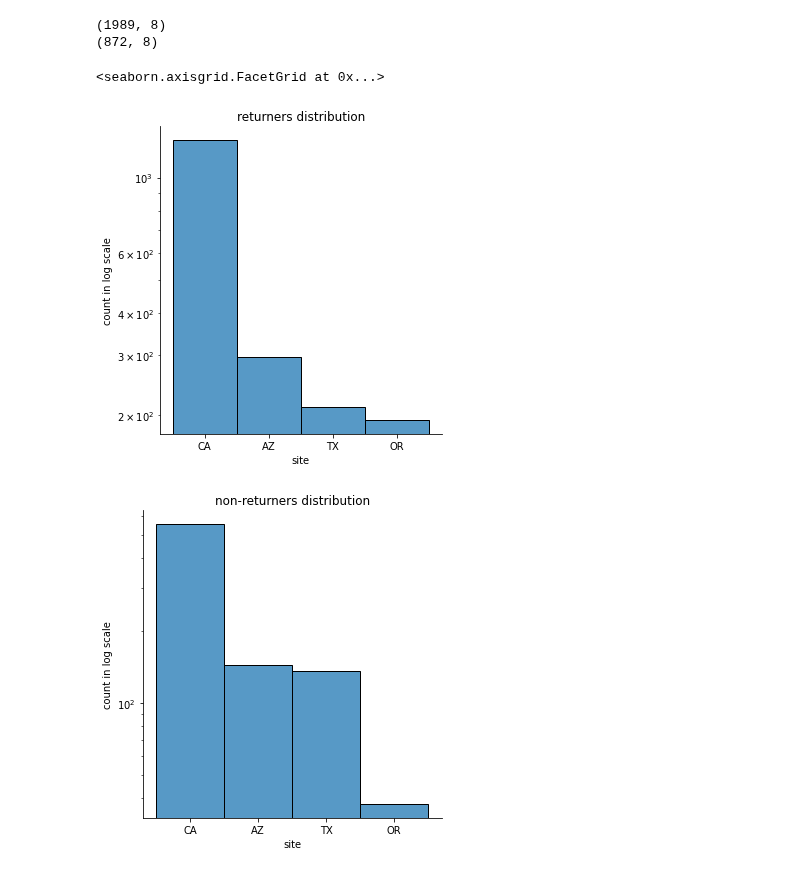
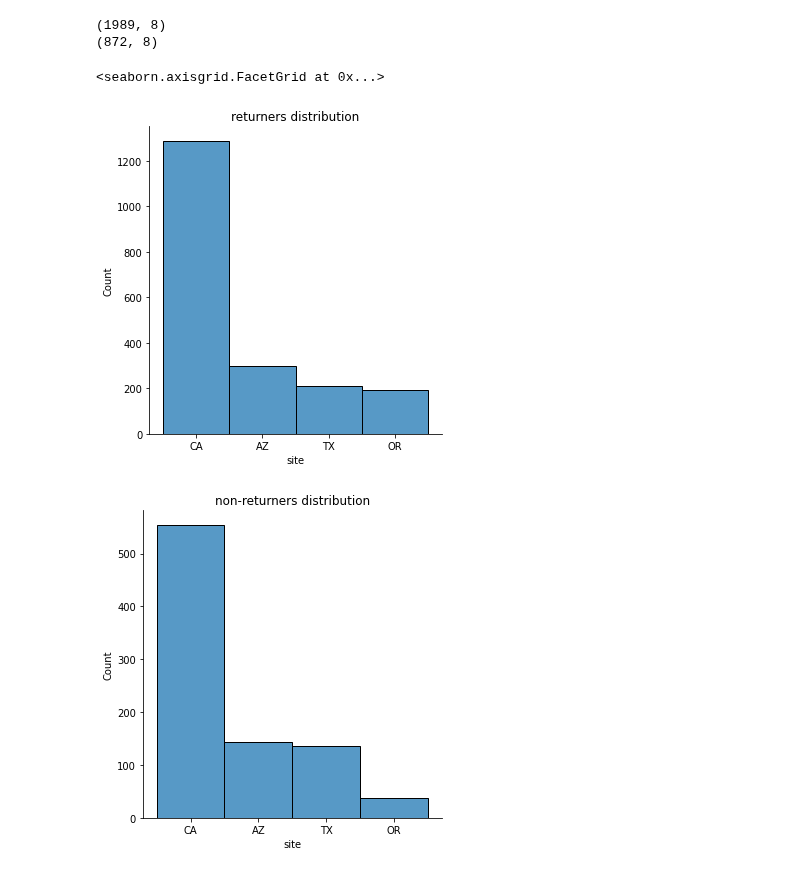
Before and after one commit to pndang/Project_WHEL, a Jupyter notebook: hypothesis_tests/pre-testing-exploration.ipynb, the cells around one changed output. Drawn from its saved outputs; the diff is of its cells as text; code cells hidden in the pictures.

```diff
--- a/hypothesis_tests/pre-testing-exploration.ipynb
+++ b/hypothesis_tests/pre-testing-exploration.ipynb
@@ -123,9 +123,9 @@ def plot_dist(df, col, title="", y_log_scale=False):
 
     return p
 # %%
-plot_dist(returners, 'site', 'returners distribution', y_log_scale=True)
-plot_dist(nonreturners, 'site', 'non-returners distribution', y_log_scale=True)
+plot_dist(returners, 'site', 'returners distribution')
+plot_dist(nonreturners, 'site', 'non-returners distribution')
 # %% [output]
 <seaborn.axisgrid.FacetGrid at 0x...>
-[figure, old version]
+[figure, new version]
-[figure, old version]
+[figure, new version]
```
Also changed, not shown: parts of 5 cells of this notebook, 4 other files.
